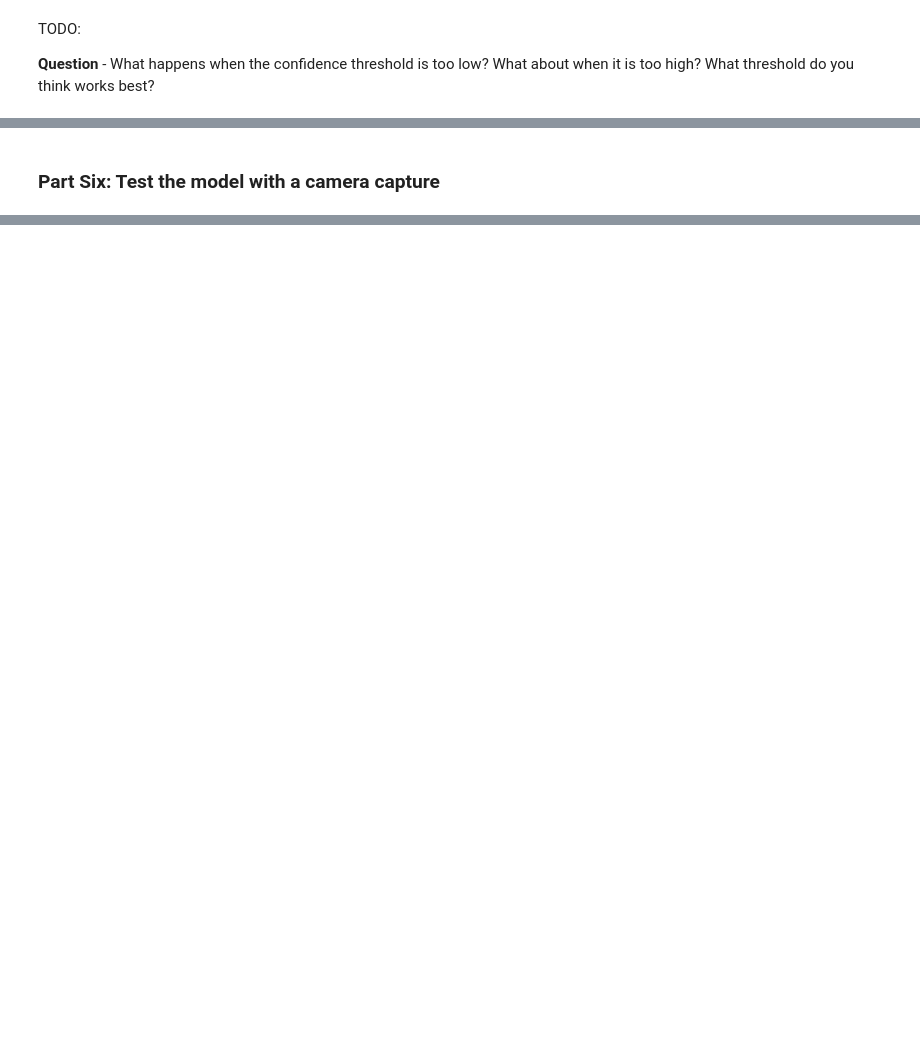
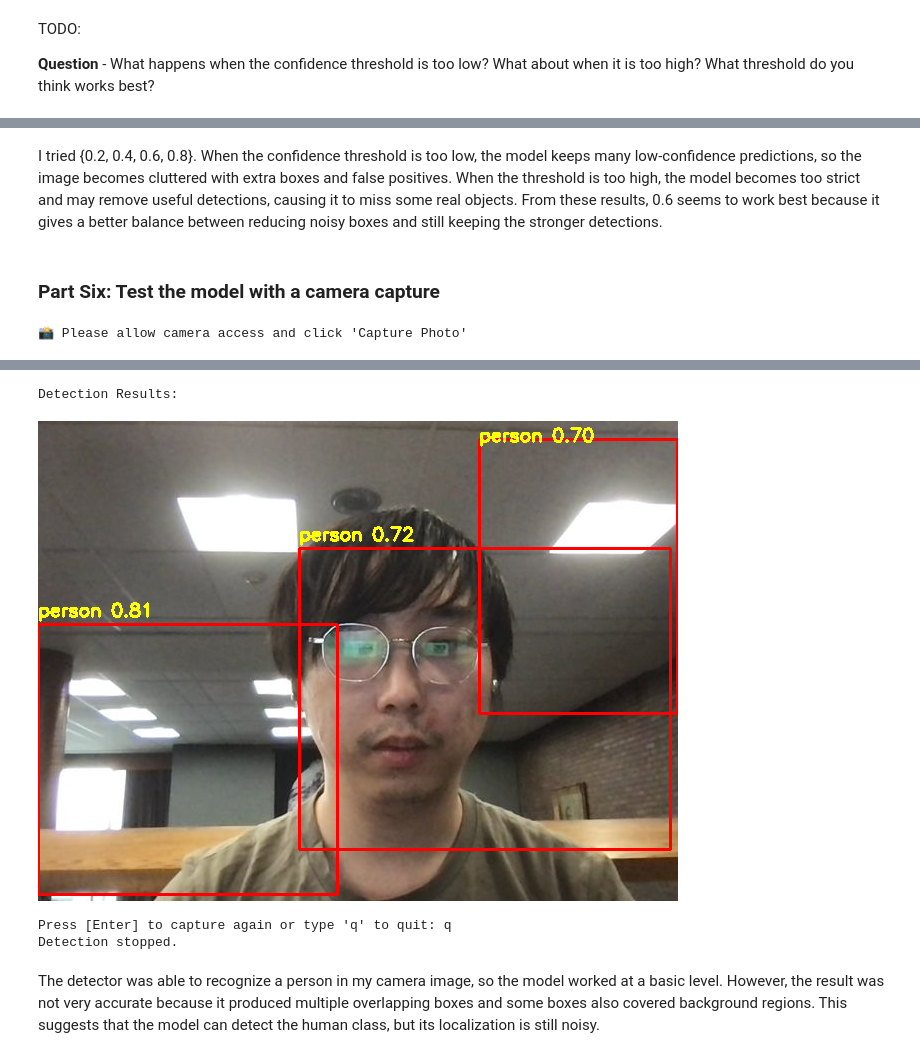
Before and after one commit to yxin98/Development-Projects, a Jupyter notebook: discussion_08.ipynb, the cells around one changed output, grey strips where cells are left out. Cells and saved outputs as stored; diff of their text form; code cells hidden in the pictures; blank space fills up the shorter version.

```diff
--- a/discussion_08.ipynb
+++ b/discussion_08.ipynb
@@ -880,3 +878,5 @@ YOUR ANSWER
+# %% [markdown]
+I tried {0.2, 0.4, 0.6, 0.8}. When the confidence threshold is too low, the model keeps many low-confidence predictions, so the image becomes cluttered with extra boxes and false positives. When the threshold is too high, the model becomes too strict and may remove useful detections, causing it to miss some real objects. From these results, 0.6 seems to work best because it gives a better balance between reducing noisy boxes and still keeping the stronger detections.
 # %%
 import cv2
 from base64 import b64decode
@@ -1010,7 +1010,7 @@ while True:
     with torch.no_grad():
         pred = model(x)[0]
 
-    pred_boxes, pred_scores, pred_labels = decode_predictions(pred, conf_threshold=0.6)
+    pred_boxes, pred_scores, pred_labels = decode_predictions(pred, conf_threshold=0.7)
     keep = non_max_suppression(pred_boxes, pred_scores, pred_labels, iou_threshold=0.3)
 
     pred_boxes_nms = [pred_boxes[k] for k in keep]
@@ -1034,3 +1034,5 @@ while True:
     print("\n" + "=" * 50 + "\n")
 
 print("Detection stopped.")
+# %% [output]
+📸 Please allow camera access and click 'Capture Photo'
@@ -1036,0 +1040,6 @@ print("Detection stopped.")
+Detection Results:
+[figure, added]
+Press [Enter] to capture again or type 'q' to quit: q
+Detection stopped.
+# %% [markdown]
+The detector was able to recognize a person in my camera image, so the model worked at a basic level. However, the result was not very accurate because it produced multiple overlapping boxes and some boxes also covered background regions. This suggests that the model can detect the human class, but its localization is still noisy.
```
Also changed, not shown: parts of 3 cells of this notebook.
